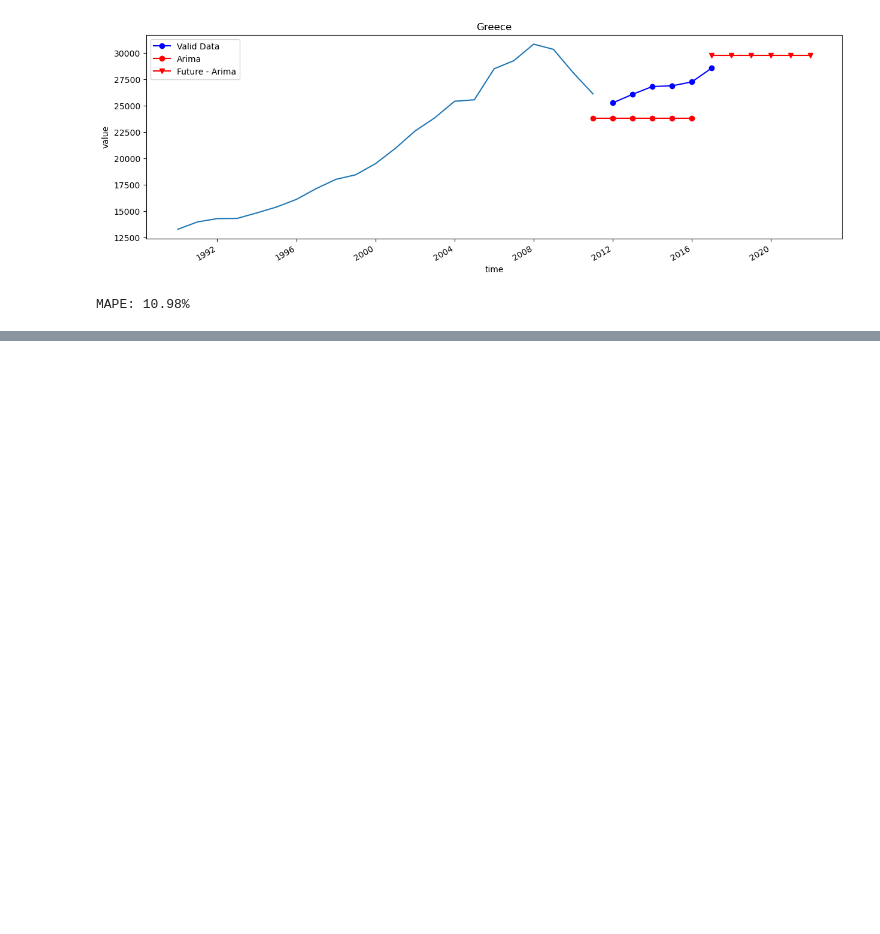
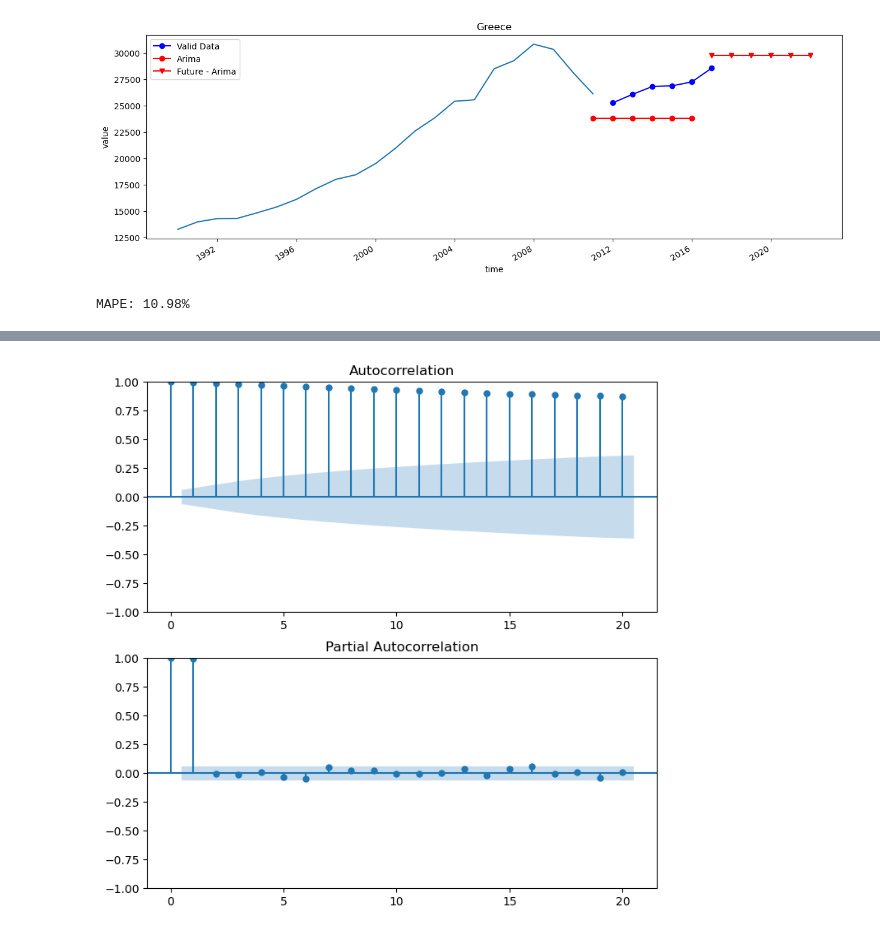
Before and after one commit to varadparchure/ARIMA-Time-series-forecasting, a Jupyter notebook: Arima - time series forecasting.ipynb, the cells around one changed output, grey strips where cells are left out. Cells and saved outputs as stored; diff of their text form; code cells hidden in the pictures; blank space fills up the shorter version.

```diff
--- a/Arima - time series forecasting.ipynb
+++ b/Arima - time series forecasting.ipynb
@@ -547,0 +572,19 @@ MAPE: 10.98%
+# %%
+#sample example for ACF and PACF
+
+import numpy as np
+import pandas as pd
+import matplotlib.pyplot as plt
+from statsmodels.graphics.tsaplots import plot_acf, plot_pacf
+
+# generate a demo time series
+np.random.seed(123)
+data = pd.Series(np.random.randn(1000).cumsum())
+
+# plot ACF and PACF
+fig, (ax1, ax2) = plt.subplots(2, 1, figsize=(8,8))
+plot_acf(data, ax=ax1, lags=20)
+plot_pacf(data, ax=ax2, lags=20)
+plt.show()
+# %% [output]
+[figure, added]
```
Also changed, not shown: parts of 4 cells of this notebook.
